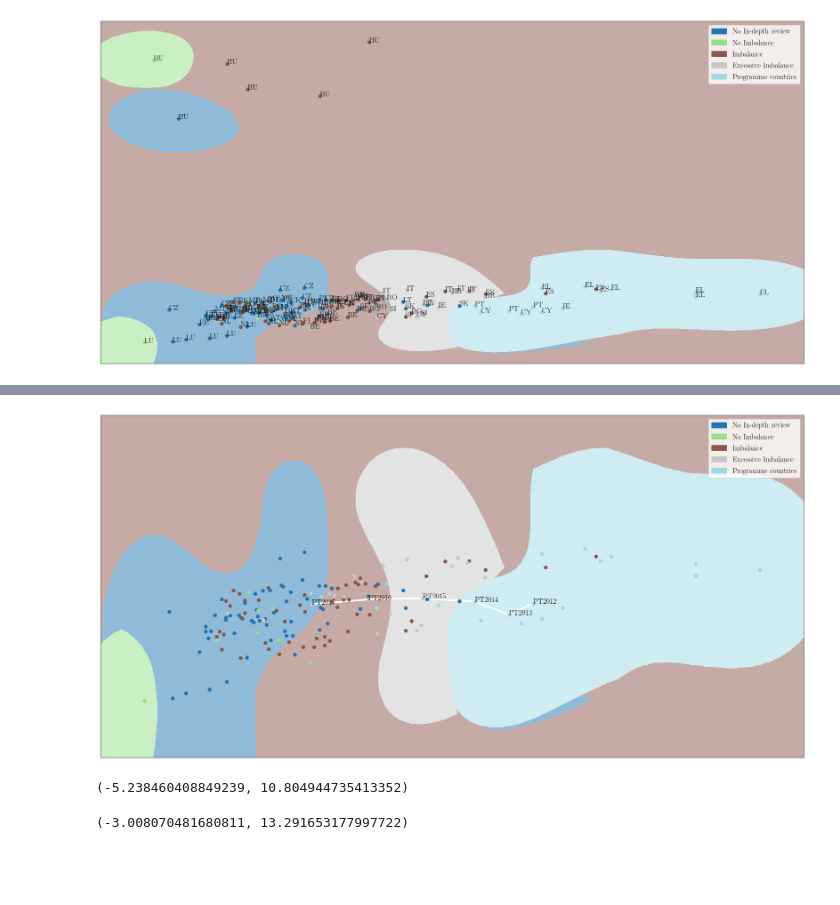
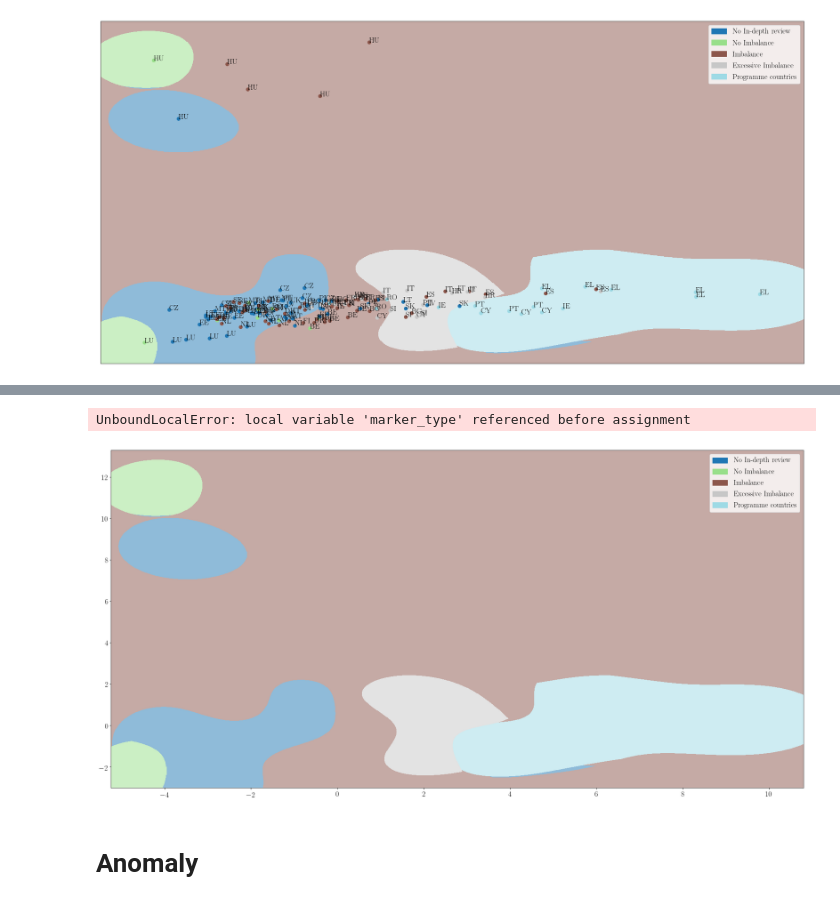
Before and after one commit to boturon/NovaSBE_Courses, a Jupyter notebook: 1104_seminar/netherlands/analysis.ipynb, the cells around one changed output, grey strips where cells are left out. Saved outputs shown, nothing was run; the diff lists cells and outputs as text; code cells hidden in the pictures; blank space fills up the shorter version.

```diff
--- a/1104_seminar/netherlands/analysis.ipynb
+++ b/1104_seminar/netherlands/analysis.ipynb
@@ -374,39 +393,7 @@ plt.show()
-# %%
-f, axes = plt.subplots(figsize=(30, 15))
-im = axes.imshow(Z, interpolation='nearest',
-           extent=(xx.min(), xx.max(), yy.min(), yy.max()),
-           cmap='tab20', alpha= 0.5,
-           aspect='auto', origin='lower')
-
-colors = [im.cmap(im.norm(value)) for value in np.unique(Z)]
-# create a patch (proxy artist) for every color
-patches = [mpatches.Patch(color=colors[i], label=mip_countries.columns.values[i]) for i in range(len(np.unique(Z))) ]
-# put those patched as legend-handles into the legend
-axes.legend(handles=patches)
-
-condition_with = (ml_tips_h_temp["index"]=="PT")
-axes.plot(reduced_data[:, 0][condition_with], reduced_data[:, 1][condition_with], color="white", marker=marker_type[0], markersize=8, linewidth=4)
-
-marker_type = ["o", "s", "x", "D", "+"]
-for i in np.unique(labels):
-    condition_without = (labels==i) # & (ml_tips_h_temp["index"]!="NL")
-    axes.plot(reduced_data[:, 0][condition_without], reduced_data[:, 1][condition_without], 'k.', color=colors[i], marker=marker_type[0], markersize=8)
-    for ii in range(sum(labels==i)):
-        if ml_tips_h_temp[ml_tips_h_temp.label==i]["index"].values[ii]=="PT":
-            axes.annotate(ml_tips_h_temp[ml_tips_h_temp.label==i]["index"].values[ii]+str(ml_tips_h_temp[ml_tips_h_temp.label==i]["year"].values[ii]), (reduced_data[:, 0][labels==i][ii], reduced_data[:, 1][labels==i][ii]))
-
-axes.set_xlim(x_min, x_max)
-axes.set_ylim(-3,3)#y_min, y_max)
-axes.set_xticks(())
-axes.set_yticks(())
-plt.show()
-# %% [output]
-[figure, removed]
-# %%
-x_min, x_max
-# %% [output]
-(-5.238460408849239, 10.804944735413352)
-# %%
-y_min, y_max
-# %% [output]
-(-3.008070481680811, 13.291653177997722)
+# %%
+countries_images_SVC()
+# %% [output]
+UnboundLocalError: local variable 'marker_type' referenced before assignment
+[figure, added]
+# %% [markdown]
+# Anomaly
```
Also changed, not shown: parts of 6 cells of this notebook.
